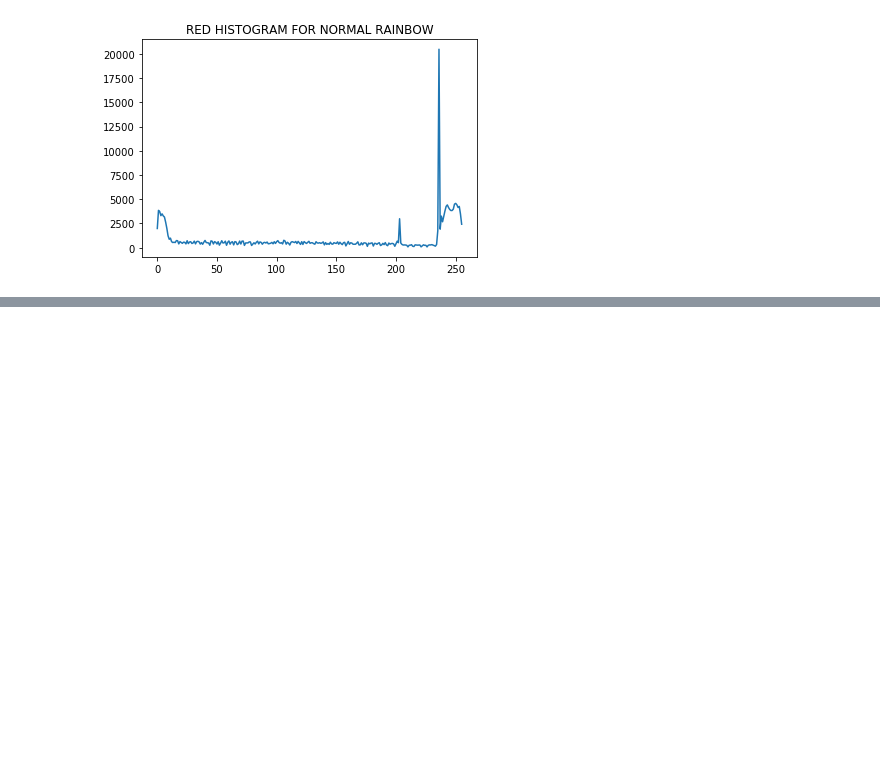
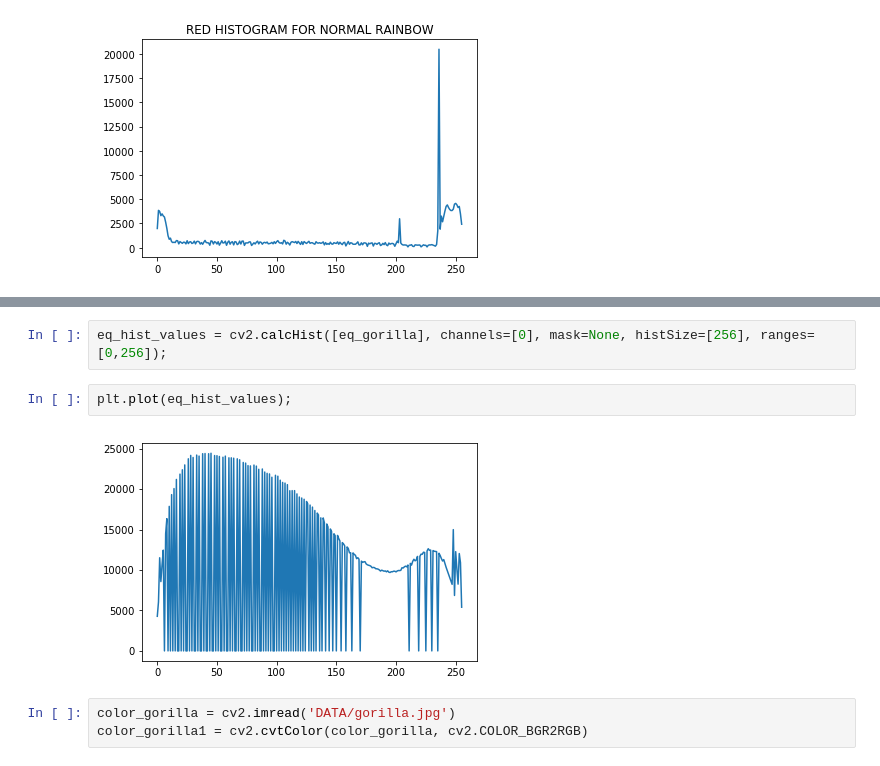
Before and after one commit to Dancan1998/Computer-Vision-Basics, a Jupyter notebook: Histograms.ipynb, the cells around one changed output, grey strips where cells are left out. Saved outputs shown, nothing was run; the diff lists cells and outputs as text; blank space fills up the shorter version.

```diff
--- a/Histograms.ipynb
+++ b/Histograms.ipynb
@@ -90,0 +114,9 @@ plt.title('RED HISTOGRAM FOR NORMAL RAINBOW');
+# %%
+eq_hist_values = cv2.calcHist([eq_gorilla], channels=[0], mask=None, histSize=[256], ranges=[0,256]);
+# %%
+plt.plot(eq_hist_values);
+# %% [output]
+[figure, added]
+# %%
+color_gorilla = cv2.imread('DATA/gorilla.jpg')
+color_gorilla1 = cv2.cvtColor(color_gorilla, cv2.COLOR_BGR2RGB)
```
Also changed, not shown: parts of 13 cells of this notebook.
